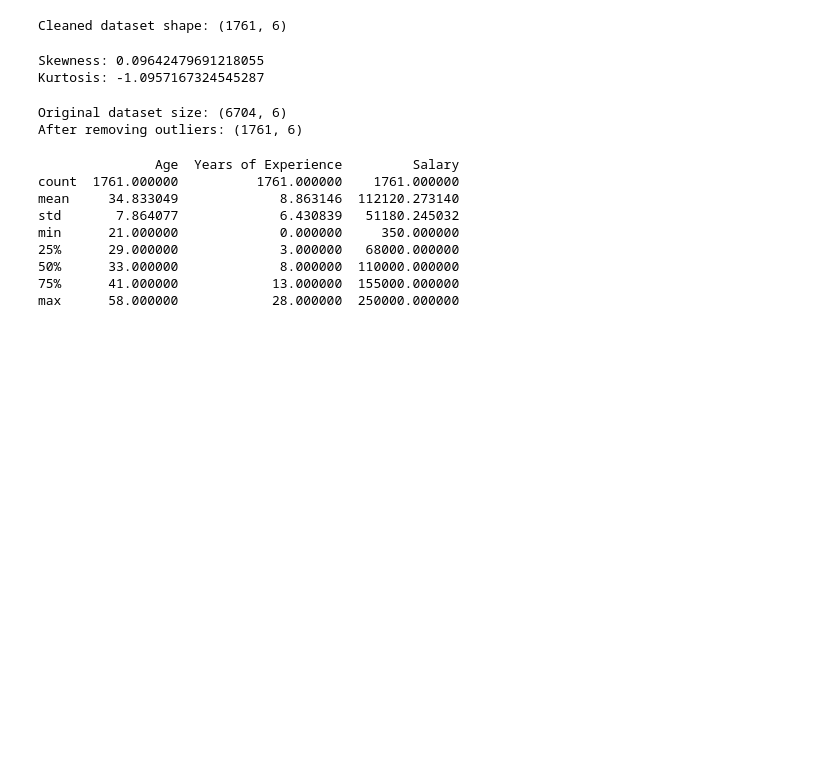
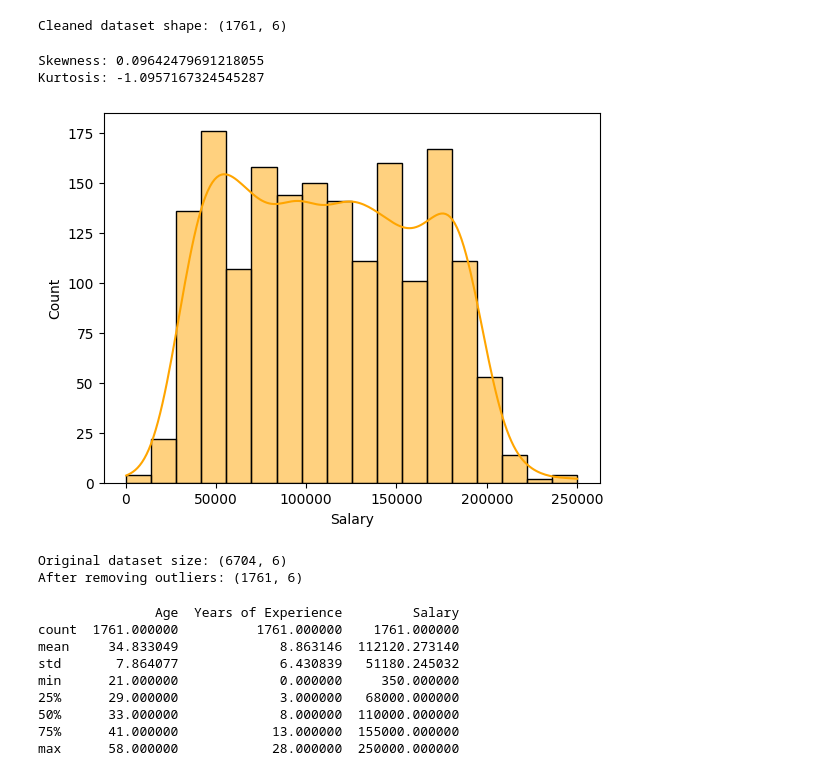
Before and after one commit to Suraweera1235/CS_Group_09_Salary_prediction, a Jupyter notebook: notebooks/Hansani_Fc110566/MLGradient_Boosting_(XGBoost)1.ipynb, the cells around one changed output. Cells and saved outputs as stored; diff of their text form; code cells hidden in the pictures; blank space fills up the shorter version.

```diff
--- a/notebooks/Hansani_Fc110566/MLGradient_Boosting_(XGBoost)1.ipynb
+++ b/notebooks/Hansani_Fc110566/MLGradient_Boosting_(XGBoost)1.ipynb
@@ -240,6 +232,11 @@ print("Kurtosis:", kurtosis(df['Salary']))
 # %% [output]
 Skewness: 0.09642479691218055
 Kurtosis: -1.0957167324545287
+# %%
+sns.histplot(df['Salary'], kde=True, color='orange')
+plt.show()
+# %% [output]
+[figure, added]
 # %%
 import plotly.graph_objects as go
 from plotly.subplots import make_subplots
```
Also changed, not shown: parts of 2 cells of this notebook, 3 other files.
